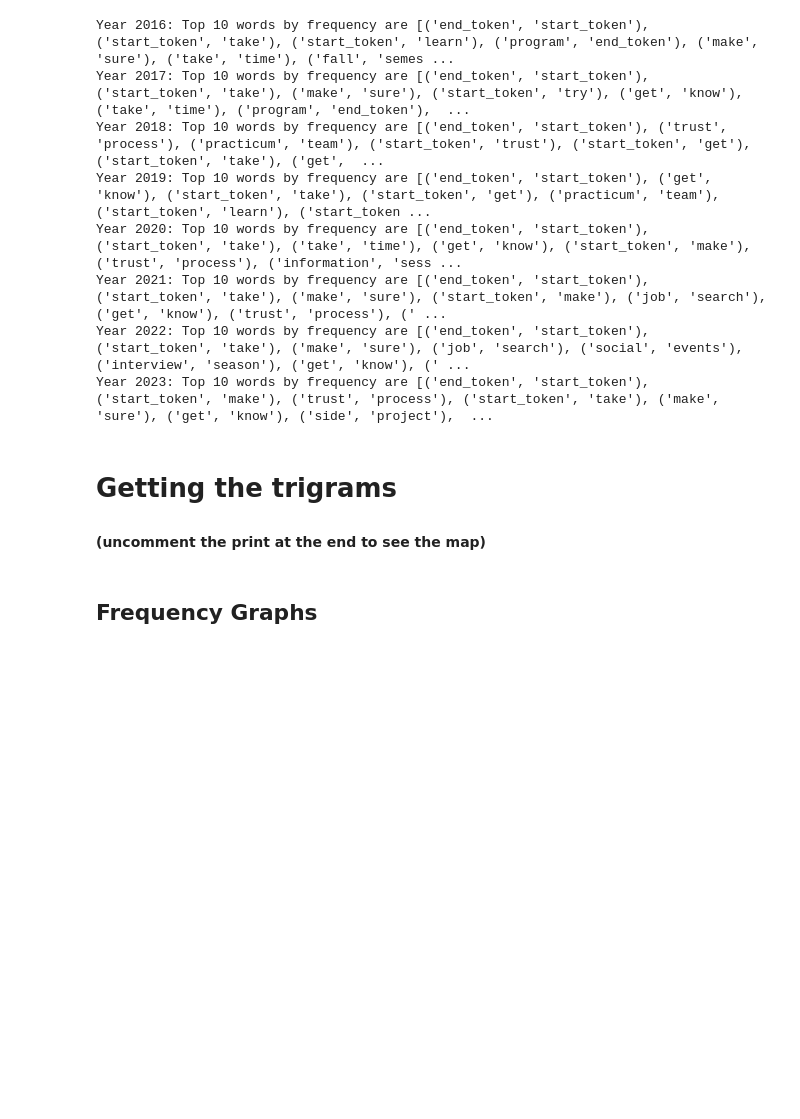
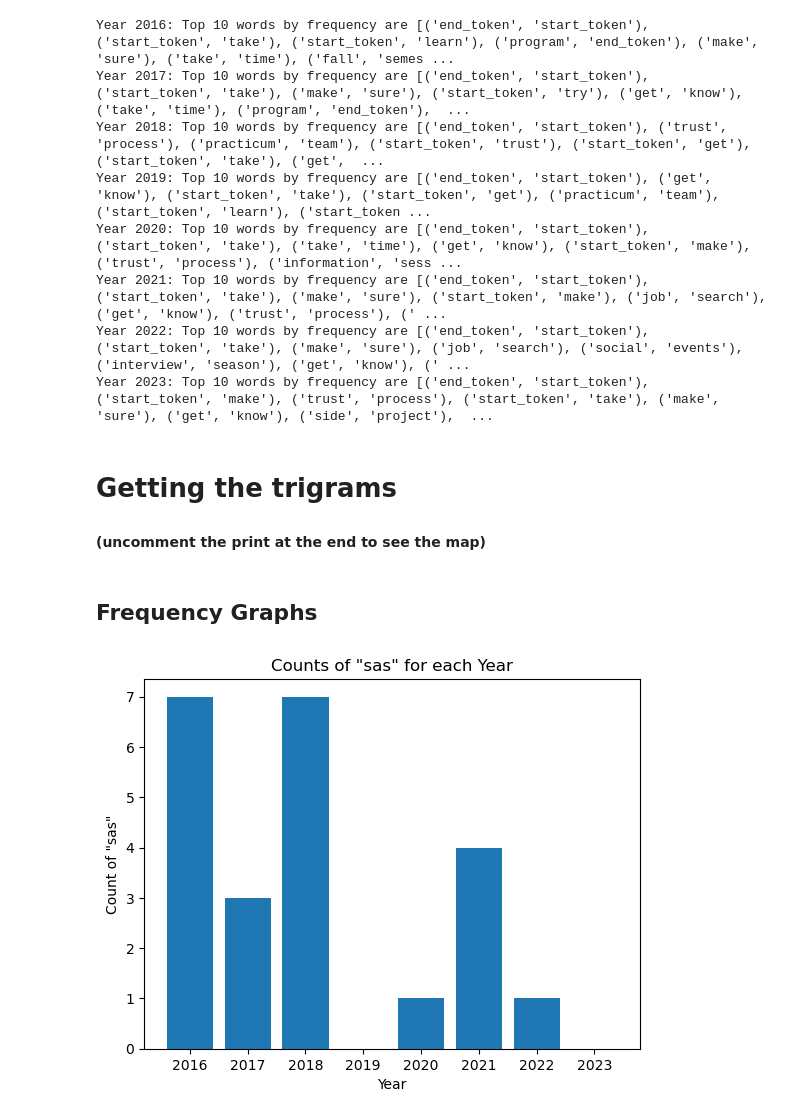
Before and after one commit to yangrchen/blues-clues-TIPS, a Jupyter notebook: notebooks/TIPS_N_grams1.ipynb, the cells around one changed output. Drawn from its saved outputs; the diff is of its cells as text; code cells hidden in the pictures; blank space fills up the shorter version.

```diff
--- a/notebooks/TIPS_N_grams1.ipynb
+++ b/notebooks/TIPS_N_grams1.ipynb
@@ -92,0 +92,11 @@ for year in years:
+# %%
+
+counts = {year: {"sas": 0, "python": 0, "r": 0} for year in unigram_map.keys()}
+# %%
+
+for year, year_data in unigram_map.items():
+    for word, probability in year_data.items():
+        if word in counts[year]:
+            counts[year][word] += 1
+
+print(counts)
@@ -193,3 +205,20 @@ for year in years:
 # print(trigram_map)
 # %% [markdown]
 ## Frequency Graphs
+# %%
+# Counts of "sas" for each year
+sas_counts = []
+
+# Extract the counts of "sas" for each year
+for year in unigram_counts:
+    sas_count = unigram_counts[year].get("sas", 0)
+    sas_counts.append(sas_count)
+
+# Create the bar graph
+plt.bar(years.keys(), sas_counts)
+plt.xlabel('Year')
+plt.ylabel('Count of "sas"')
+plt.title('Counts of "sas" for each Year')
+plt.show()
+# %% [output]
+[figure, added]
```
Also changed, not shown: parts of 14 cells of this notebook.
